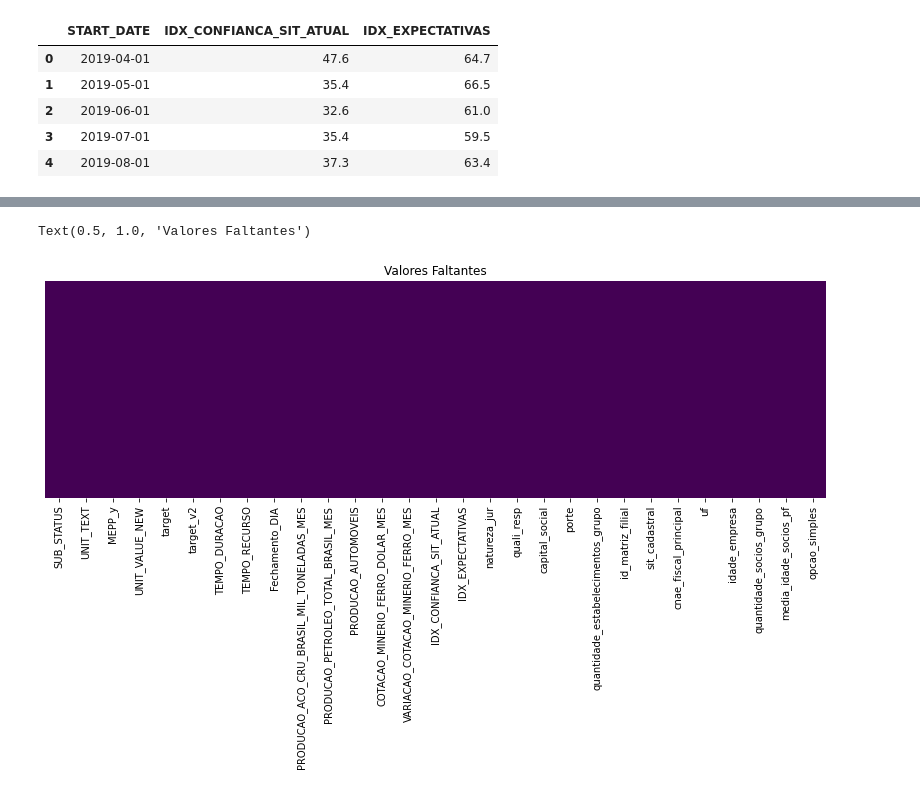
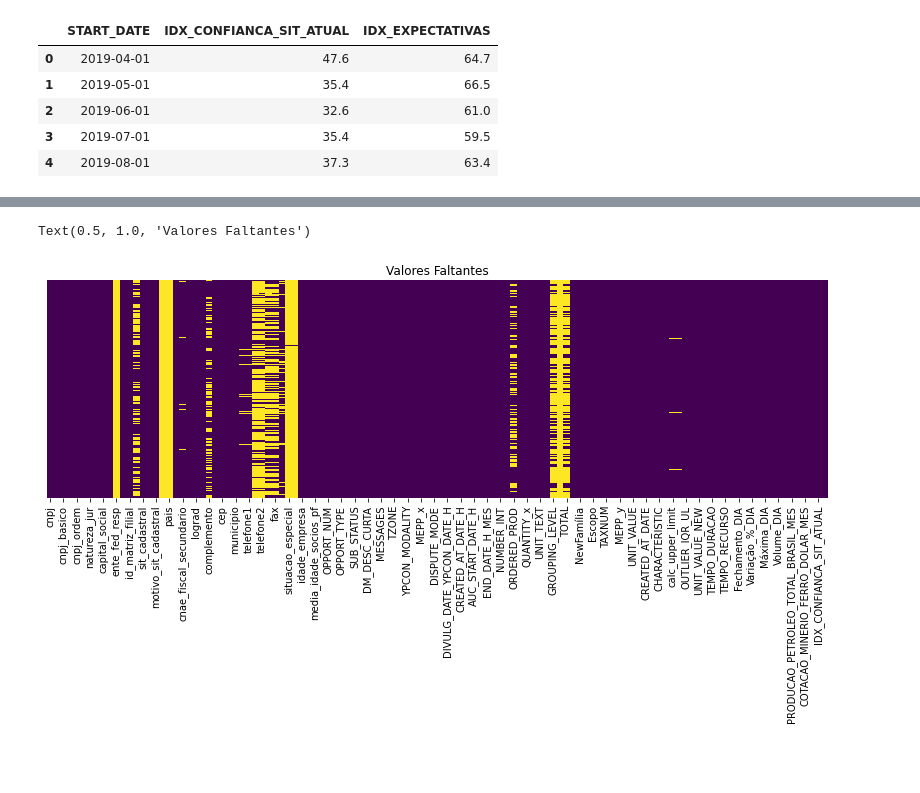
Before and after one commit to kairobeduti/DadosShift, a Jupyter notebook: Análise/Atual/04 - Preparação Modelo.ipynb, the cells around one changed output, grey strips where cells are left out. Drawn from its saved outputs; the diff is of its cells as text; code cells hidden in the pictures; blank space fills up the shorter version.

Commit message:
BRANCH ATUAL

```diff
--- a/Análise/Atual/04 - Preparação Modelo.ipynb
+++ b/Análise/Atual/04 - Preparação Modelo.ipynb
@@ -194,8 +103,6 @@ df_token.drop(columns_to_remove, axis='columns', inplace=True)
 df_token['TEMPO_DURACAO'] = df_token['RECURSAL_PERIOD'] - df_token['CREATED_AT_DATE_H']
 df_token['TEMPO_ABERTO'] = df_token['END_DATE_H'] - df_token['START_DATE_H']
 df_token['TEMPO_RECURSO'] = df_token['RECURSAL_PERIOD'] - df_token['DIVULG_DATE_YPCON_DATE_H']
-# %%
-df_token.drop(['DIVULG_DATE_YPCON_DATE_H','RECURSAL_PERIOD','CREATED_AT_DATE_H','END_DATE_H','COMMERCIAL_PROP_OPEN_DATE_H'], axis='columns', inplace=True)
 # %%
 df_cot_dolar = pd.read_excel('Variavel_Externa_COTACAO_DOLAR.xlsx', sheet_name='Dados')
 df_cot_dolar.head()
@@ -451,3 +283,10 @@ df_tokens.drop(
+# %%
+df_token.drop(
+[
+
+
+], axis='columns', inplace=True
+)
 # %%
 import seaborn as sns
 import matplotlib.pyplot as plt
@@ -461,17 +300,17 @@ Text(0.5, 1.0, 'Valores Faltantes')
 # %%
-df_tokens.drop(df_tokens[df_tokens.UNIT_VALUE_NEW.isna()].index, inplace=True)
+df_token.drop(df_token[df_token.UNIT_VALUE_NEW.isna()].index, inplace=True)
 # %%
-df_tokens['opcao_simples'] = df_tokens['opcao_simples'].apply(lambda x: x if x=='S' else 'N')
-df_tokens.media_idade_socios_pf.fillna(df_tokens.media_idade_socios_pf.mean(),inplace=True)
-df_tokens.quantidade_socios_grupo.fillna(df_tokens.quantidade_socios_grupo.mean(),inplace=True)
-df_tokens.IDX_CONFIANCA_SIT_ATUAL.fillna(df_tokens.IDX_CONFIANCA_SIT_ATUAL.mean(),inplace=True)
-df_tokens.IDX_EXPECTATIVAS.fillna(df_tokens.IDX_EXPECTATIVAS.mean(),inplace=True)
-df_tokens.PRODUCAO_PETROLEO_TOTAL_BRASIL_MES.fillna(df_tokens.PRODUCAO_PETROLEO_TOTAL_BRASIL_MES.mean(),inplace=True)
+df_token['opcao_simples'] = df_token['opcao_simples'].apply(lambda x: x if x=='S' else 'N')
+df_token.media_idade_socios_pf.fillna(df_token.media_idade_socios_pf.mean(),inplace=True)
+df_token.quantidade_socios_grupo.fillna(df_token.quantidade_socios_grupo.mean(),inplace=True)
+df_token.IDX_CONFIANCA_SIT_ATUAL.fillna(df_token.IDX_CONFIANCA_SIT_ATUAL.mean(),inplace=True)
+df_token.IDX_EXPECTATIVAS.fillna(df_token.IDX_EXPECTATIVAS.mean(),inplace=True)
+df_token.PRODUCAO_PETROLEO_TOTAL_BRASIL_MES.fillna(df_token.PRODUCAO_PETROLEO_TOTAL_BRASIL_MES.mean(),inplace=True)
 # %%
 plt.figure(figsize=(14,4))
-sns.heatmap(df_tokens.isnull(),cbar=False,cmap='viridis',yticklabels=False)
+sns.heatmap(df_token.isnull(),cbar=False,cmap='viridis',yticklabels=False)
 plt.title('Valores Faltantes')
 # %% [output]
 Text(0.5, 1.0, 'Valores Faltantes')
-[figure, old version]
+[figure, new version]
 # %%
```
Also changed, not shown: parts of 36 cells of this notebook, 22 other files.
